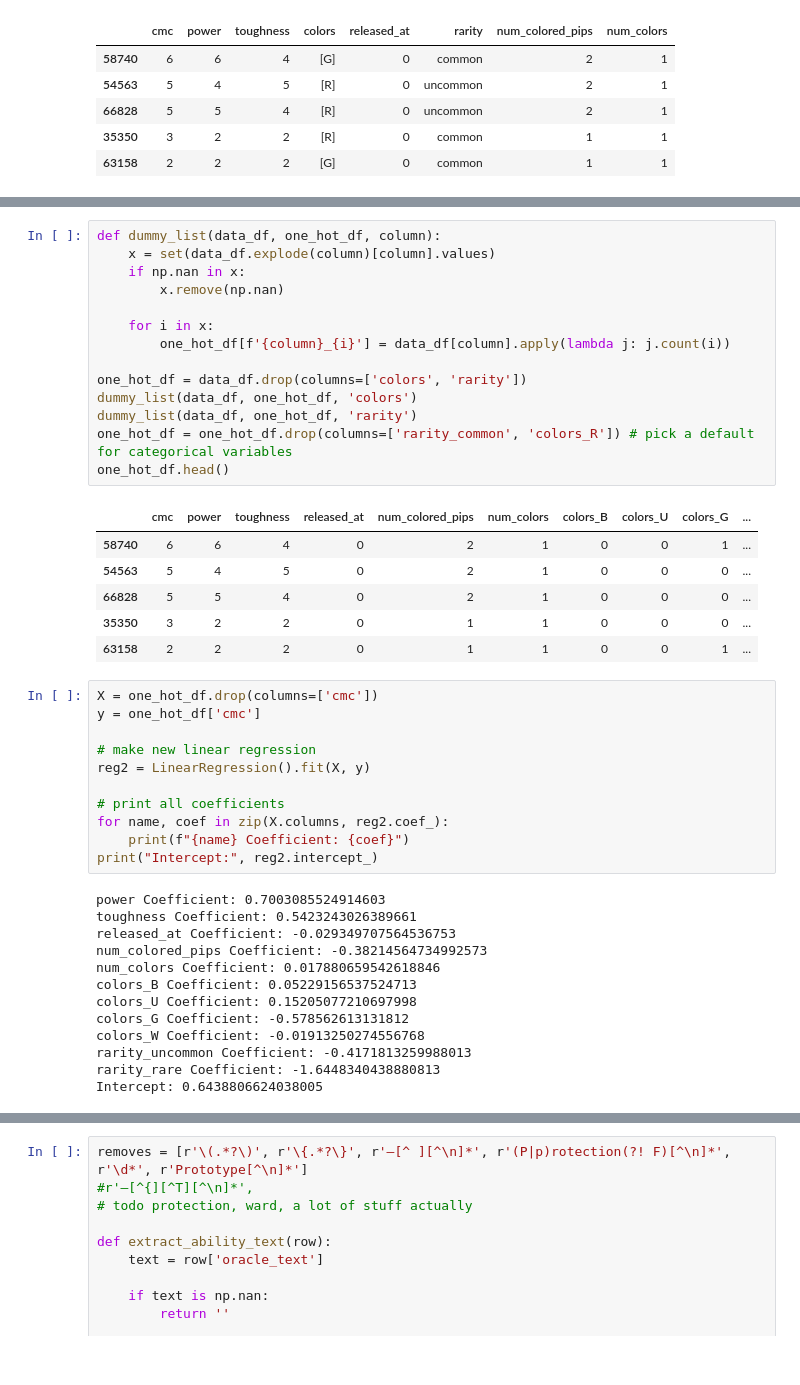
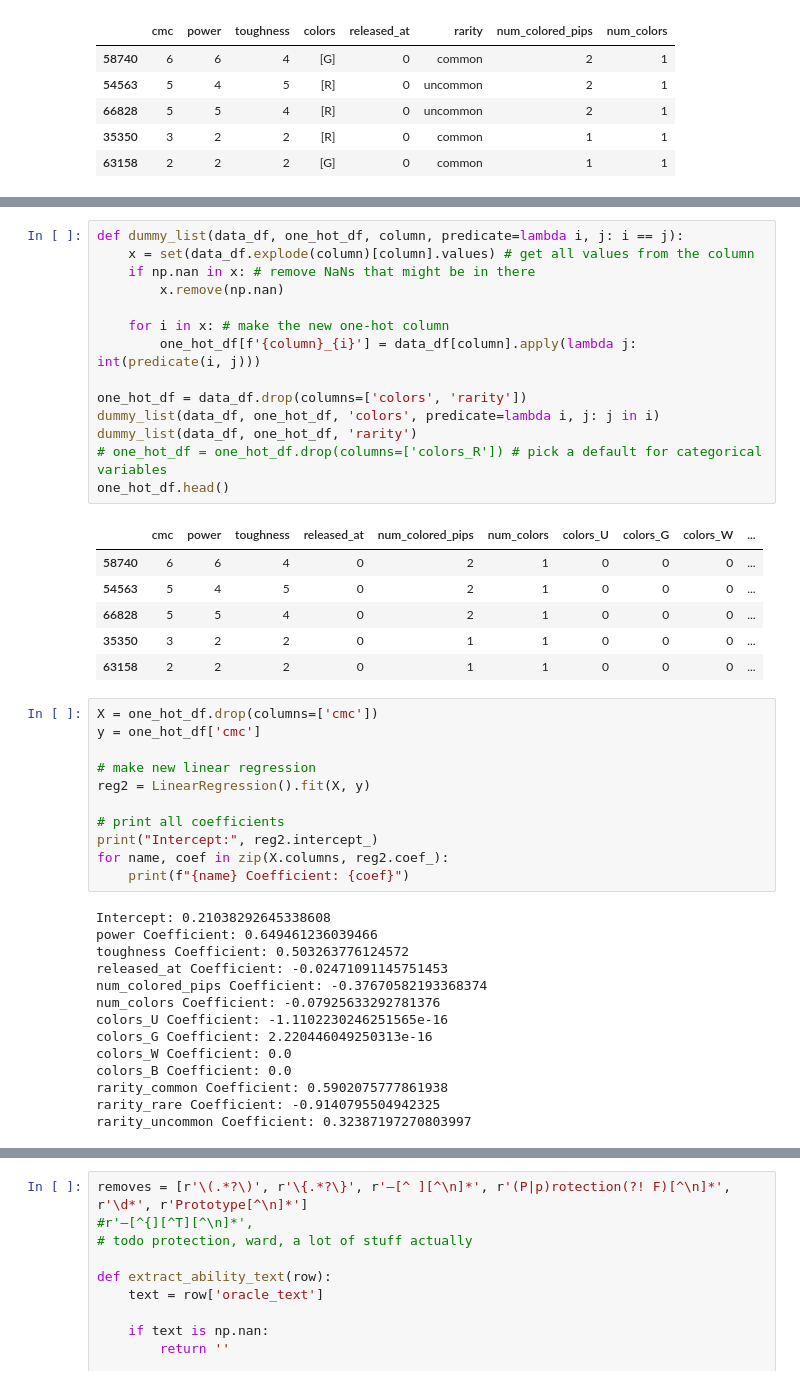
Before and after one commit to Innoviox/mtg-analyzer, a Jupyter notebook: mtganalyzer.ipynb, the cells around one changed output, grey strips where cells are left out. Cells and saved outputs as stored; diff of their text form.

```diff
--- a/mtganalyzer.ipynb
+++ b/mtganalyzer.ipynb
@@ -196,24 +200,24 @@ We still have some categorical variables, so I wrote a custom function that will
 # %%
-def dummy_list(data_df, one_hot_df, column):
-    x = set(data_df.explode(column)[column].values)
-    if np.nan in x:
+def dummy_list(data_df, one_hot_df, column, predicate=lambda i, j: i == j):
+    x = set(data_df.explode(column)[column].values) # get all values from the column
+    if np.nan in x: # remove NaNs that might be in there
         x.remove(np.nan)
 
-    for i in x:
-        one_hot_df[f'{column}_{i}'] = data_df[column].apply(lambda j: j.count(i))
+    for i in x: # make the new one-hot column
+        one_hot_df[f'{column}_{i}'] = data_df[column].apply(lambda j: int(predicate(i, j)))
 
 one_hot_df = data_df.drop(columns=['colors', 'rarity'])
-dummy_list(data_df, one_hot_df, 'colors')
+dummy_list(data_df, one_hot_df, 'colors', predicate=lambda i, j: j in i)
 dummy_list(data_df, one_hot_df, 'rarity')
-one_hot_df = one_hot_df.drop(columns=['rarity_common', 'colors_R']) # pick a default for categorical variables
+# one_hot_df = one_hot_df.drop(columns=['colors_R']) # pick a default for categorical variables
 one_hot_df.head()
 # %% [output]
-|  | cmc | power | toughness | released_at | num_colored_pips | num_colors | colors_B | colors_U | colors_G | ... |
-| 58740 | 6 | 6 | 4 | 0 | 2 | 1 | 0 | 0 | 1 | ... |
+|  | cmc | power | toughness | released_at | num_colored_pips | num_colors | colors_U | colors_G | colors_W | ... |
+| 58740 | 6 | 6 | 4 | 0 | 2 | 1 | 0 | 0 | 0 | ... |
 | 54563 | 5 | 4 | 5 | 0 | 2 | 1 | 0 | 0 | 0 | ... |
 | 66828 | 5 | 5 | 4 | 0 | 2 | 1 | 0 | 0 | 0 | ... |
 | 35350 | 3 | 2 | 2 | 0 | 1 | 1 | 0 | 0 | 0 | ... |
-| 63158 | 2 | 2 | 2 | 0 | 1 | 1 | 0 | 0 | 1 | ... |
+| 63158 | 2 | 2 | 2 | 0 | 1 | 1 | 0 | 0 | 0 | ... |
 # %%
 X = one_hot_df.drop(columns=['cmc'])
 y = one_hot_df['cmc']
@@ -222,22 +226,23 @@ y = one_hot_df['cmc']
 reg2 = LinearRegression().fit(X, y)
 
 # print all coefficients
+print("Intercept:", reg2.intercept_)
 for name, coef in zip(X.columns, reg2.coef_):
     print(f"{name} Coefficient: {coef}")
-print("Intercept:", reg2.intercept_)
 # %% [output]
-power Coefficient: 0.7003085524914603
-toughness Coefficient: 0.5423243026389661
-released_at Coefficient: -0.029349707564536753
-num_colored_pips Coefficient: -0.38214564734992573
-num_colors Coefficient: 0.017880659542618846
-colors_B Coefficient: 0.05229156537524713
-colors_U Coefficient: 0.15205077210697998
-colors_G Coefficient: -0.578562613131812
-colors_W Coefficient: -0.01913250274556768
-rarity_uncommon Coefficient: -0.4171813259988013
-rarity_rare Coefficient: -1.6448340438880813
-Intercept: 0.6438806624038005
+Intercept: 0.21038292645338608
+power Coefficient: 0.649461236039466
+toughness Coefficient: 0.503263776124572
+released_at Coefficient: -0.02471091145751453
+num_colored_pips Coefficient: -0.37670582193368374
+num_colors Coefficient: -0.07925633292781376
+colors_U Coefficient: -1.1102230246251565e-16
+colors_G Coefficient: 2.220446049250313e-16
+colors_W Coefficient: 0.0
+colors_B Coefficient: 0.0
+rarity_common Coefficient: 0.5902075777861938
+rarity_rare Coefficient: -0.9140795504942325
+rarity_uncommon Coefficient: 0.32387197270803997
 # %%
 x = set()
 for i, row in df.iterrows():
```
Also changed, not shown: parts of 3 cells of this notebook.
